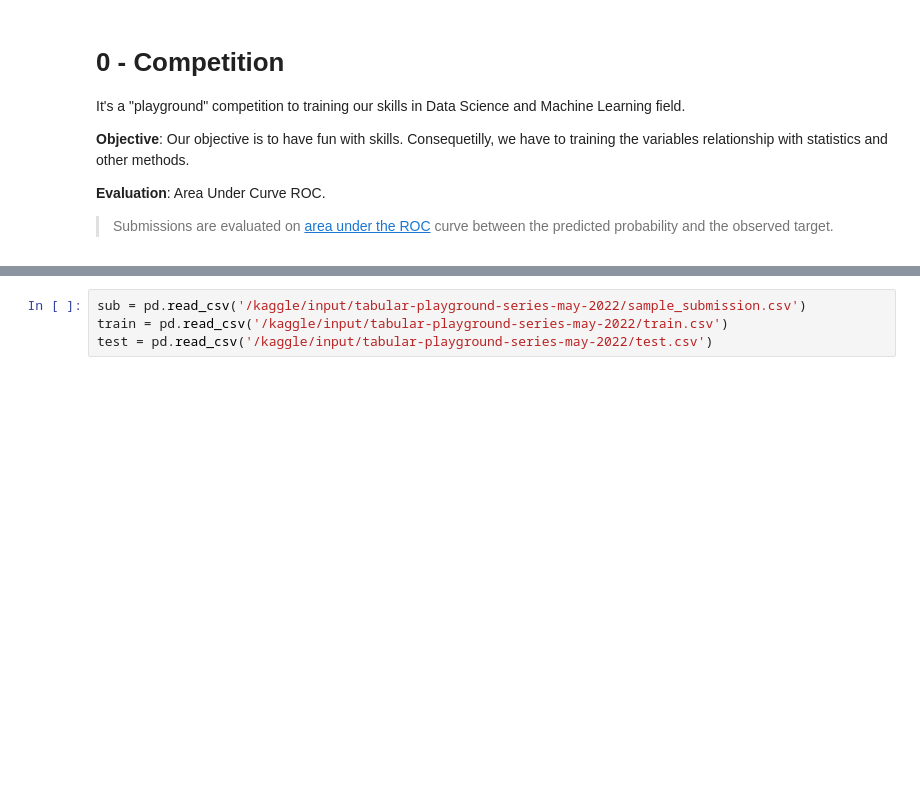
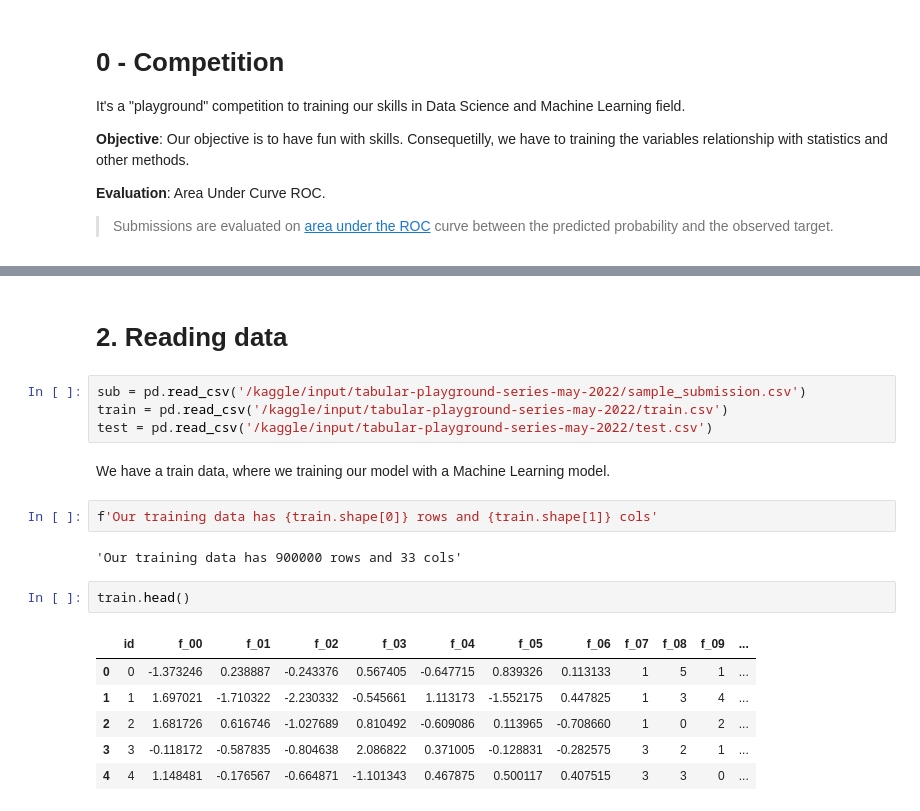
Before and after one commit to barbosarafael/kaggleCompetitions, a Jupyter notebook: firstnotebook-tabular-playground-series-may-2022.ipynb, the cells around one changed output, grey strips where cells are left out. Cells and saved outputs as stored; diff of their text form; blank space fills up the shorter version.

```diff
--- a/firstnotebook-tabular-playground-series-may-2022.ipynb
+++ b/firstnotebook-tabular-playground-series-may-2022.ipynb
@@ -33,4 +20,21 @@ for dirname, _, filenames in os.walk('/kaggle/input'):
+# %% [markdown]
+# 2. Reading data
 # %%
 sub = pd.read_csv('/kaggle/input/tabular-playground-series-may-2022/sample_submission.csv')
 train = pd.read_csv('/kaggle/input/tabular-playground-series-may-2022/train.csv')
 test = pd.read_csv('/kaggle/input/tabular-playground-series-may-2022/test.csv')
+# %% [markdown]
+We have a train data, where we training our model with a Machine Learning model.
+# %%
+f'Our training data has {train.shape[0]} rows and {train.shape[1]} cols'
+# %% [output]
+'Our training data has 900000 rows and 33 cols'
+# %%
+train.head()
+# %% [output]
+|  | id | f_00 | f_01 | f_02 | f_03 | f_04 | f_05 | f_06 | f_07 | f_08 | f_09 | ... |
+| 0 | 0 | -1.373246 | 0.238887 | -0.243376 | 0.567405 | -0.647715 | 0.839326 | 0.113133 | 1 | 5 | 1 | ... |
+| 1 | 1 | 1.697021 | -1.710322 | -2.230332 | -0.545661 | 1.113173 | -1.552175 | 0.447825 | 1 | 3 | 4 | ... |
+| 2 | 2 | 1.681726 | 0.616746 | -1.027689 | 0.810492 | -0.609086 | 0.113965 | -0.708660 | 1 | 0 | 2 | ... |
+| 3 | 3 | -0.118172 | -0.587835 | -0.804638 | 2.086822 | 0.371005 | -0.128831 | -0.282575 | 3 | 2 | 1 | ... |
+| 4 | 4 | 1.148481 | -0.176567 | -0.664871 | -1.101343 | 0.467875 | 0.500117 | 0.407515 | 3 | 3 | 0 | ... |
```
Also changed, not shown: parts of 19 cells of this notebook.
